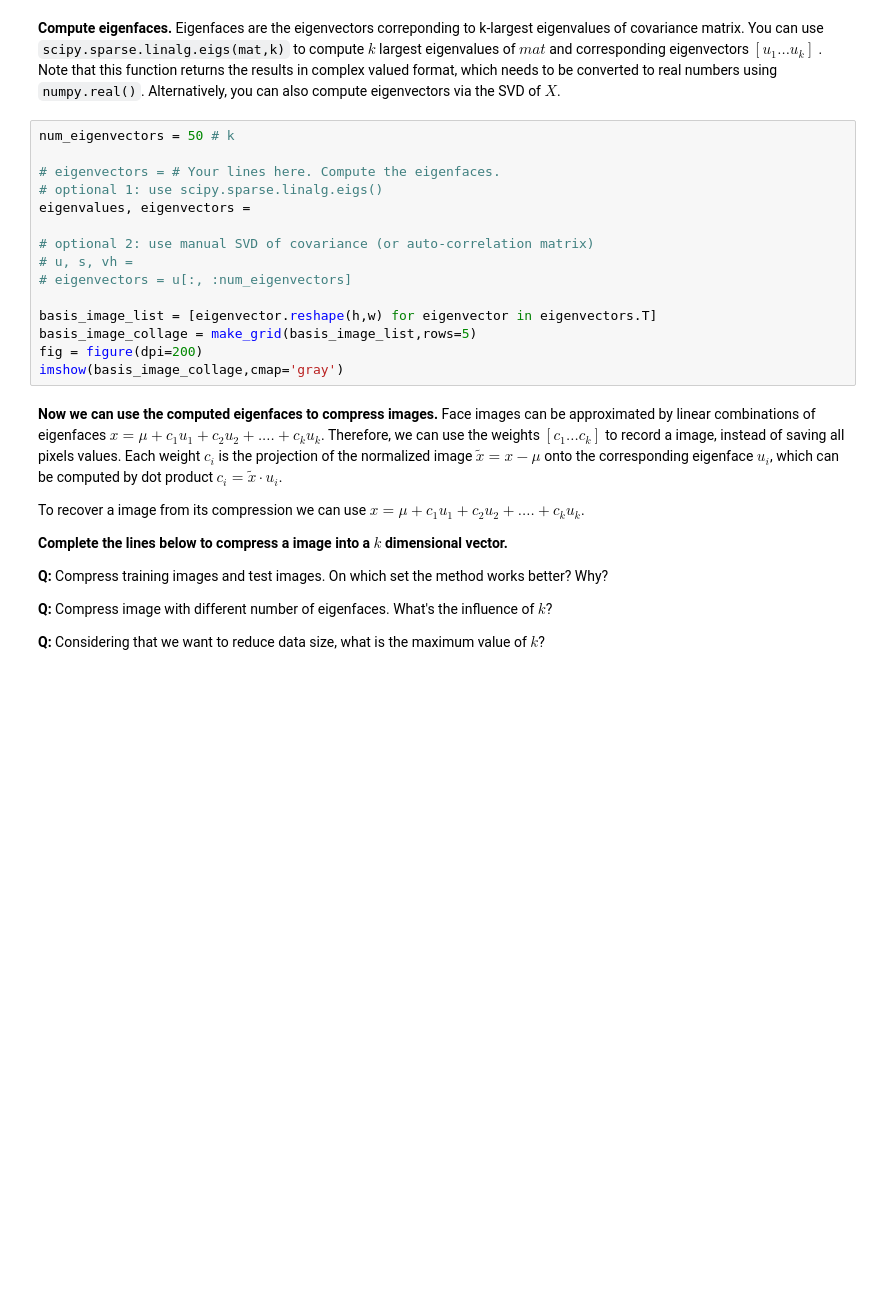
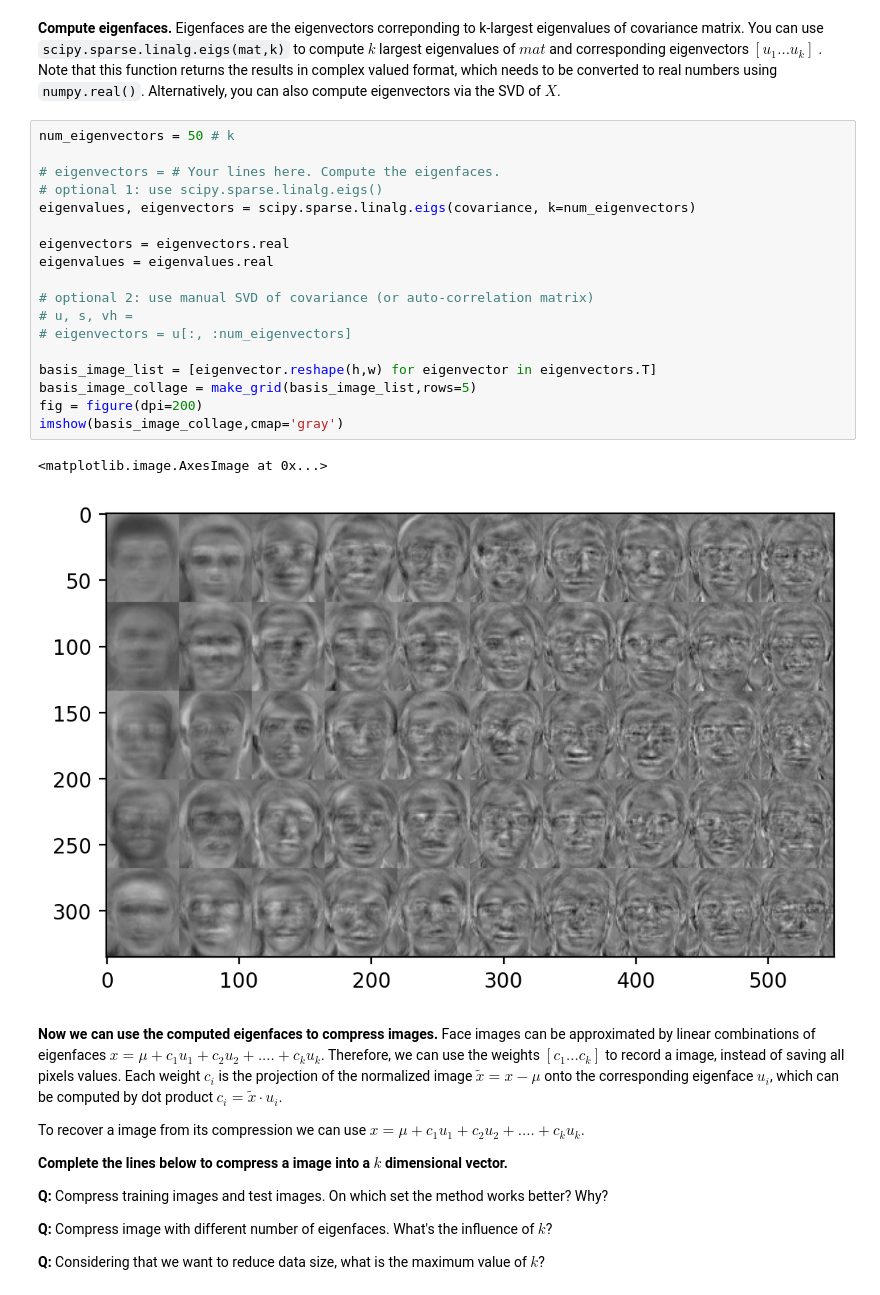
Before and after one commit to MalteDoemer/viscomp2025, a Jupyter notebook: Exercises/W5/W5_exercise.ipynb, the cells around one changed output. Cells and saved outputs as stored; diff of their text form; blank space fills up the shorter version.

```diff
--- a/Exercises/W5/W5_exercise.ipynb
+++ b/Exercises/W5/W5_exercise.ipynb
@@ -103,18 +115,24 @@ imshow(mean.reshape(h,w),cmap='gray')
 # %%
 num_eigenvectors = 50 # k
 
 # eigenvectors = # Your lines here. Compute the eigenfaces.
 # optional 1: use scipy.sparse.linalg.eigs()
-eigenvalues, eigenvectors =
+eigenvalues, eigenvectors = scipy.sparse.linalg.eigs(covariance, k=num_eigenvectors)
+
+eigenvectors = eigenvectors.real
+eigenvalues = eigenvalues.real
 
 # optional 2: use manual SVD of covariance (or auto-correlation matrix)
 # u, s, vh =
 # eigenvectors = u[:, :num_eigenvectors]
 
 basis_image_list = [eigenvector.reshape(h,w) for eigenvector in eigenvectors.T]
 basis_image_collage = make_grid(basis_image_list,rows=5)
 fig = figure(dpi=200)
 imshow(basis_image_collage,cmap='gray')
+# %% [output]
+<matplotlib.image.AxesImage at 0x...>
+[figure, added]
 # %% [markdown]
 **Now we can use the computed eigenfaces to compress images.** Face images can be approximated by linear combinations of eigenfaces $x=\mu + c_1 u_1 + c_2 u_2 + .... + c_k u_k$. Therefore, we can use the weights $[c_1 ... c_k]$ to record a image, instead of saving all pixels values. Each weight $c_i$ is the projection of the normalized image $\tilde{x} = x-\mu$ onto the corresponding eigenface $u_i$, which can be computed by dot product $c_i = \tilde{x} \cdot u_i$.
 
```
Also changed, not shown: parts of 7 cells of this notebook, 1 other file.
